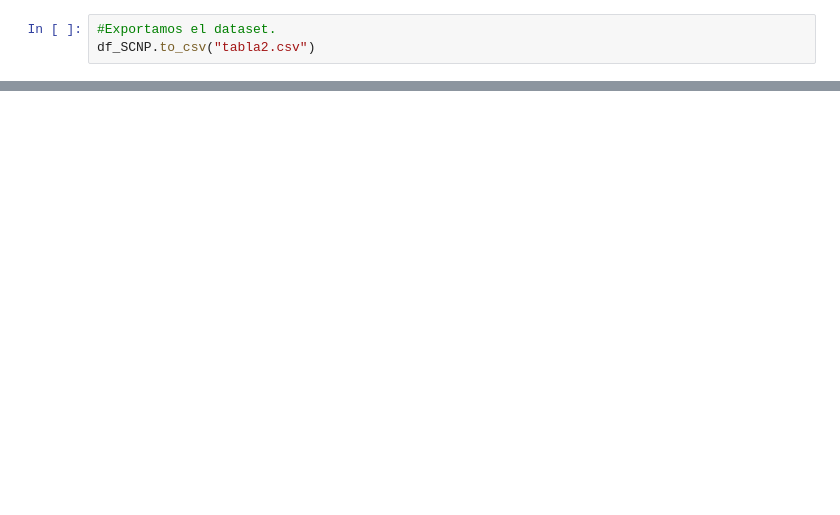
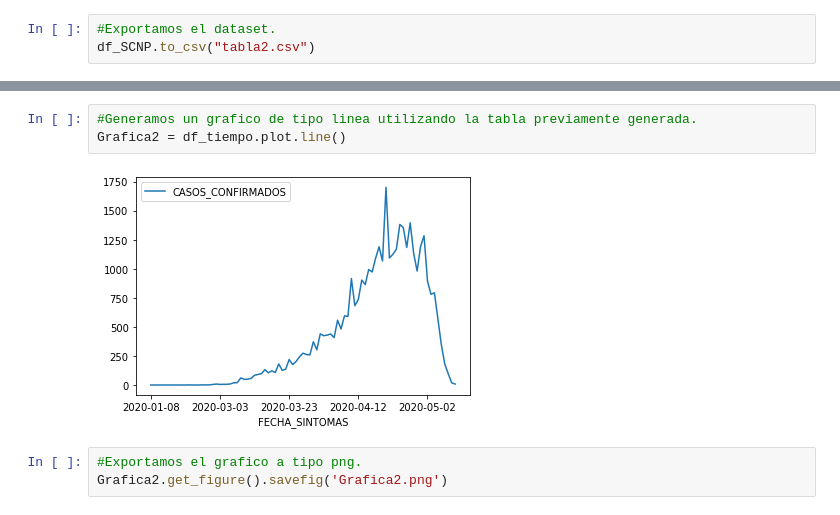
Before and after one commit to Igonzalezz/examen-prog, a Jupyter notebook: Examen_Irving_Gonzalez/Examen_MCD_Irving_Gonzalez.ipynb, the cells around one changed output, grey strips where cells are left out. Saved outputs shown, nothing was run; the diff lists cells and outputs as text; blank space fills up the shorter version.

```diff
--- a/Examen_Irving_Gonzalez/Examen_MCD_Irving_Gonzalez.ipynb
+++ b/Examen_Irving_Gonzalez/Examen_MCD_Irving_Gonzalez.ipynb
@@ -55,0 +88,8 @@ df_SCNP.to_csv("tabla2.csv")
+# %%
+#Generamos un grafico de tipo linea utilizando la tabla previamente generada.
+Grafica2 = df_tiempo.plot.line()
+# %% [output]
+[figure, added]
+# %%
+#Exportamos el grafico a tipo png.
+Grafica2.get_figure().savefig('Grafica2.png')
```
Also changed, not shown: parts of 9 cells of this notebook, 2 other files.
